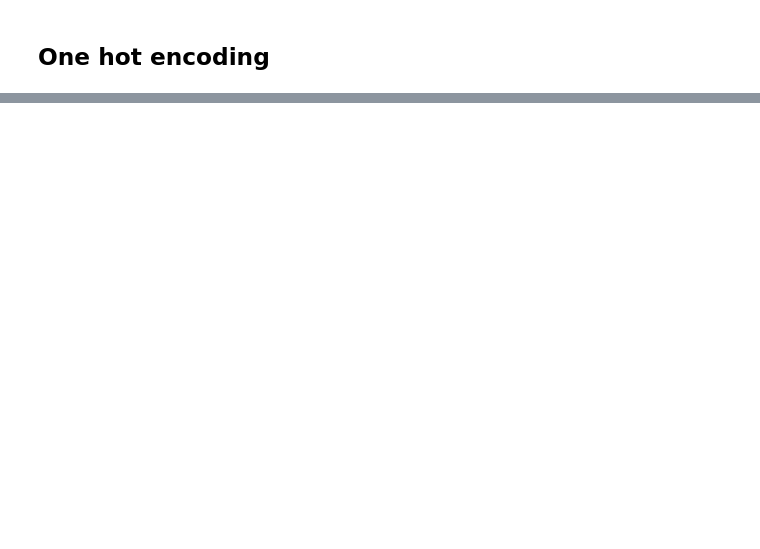
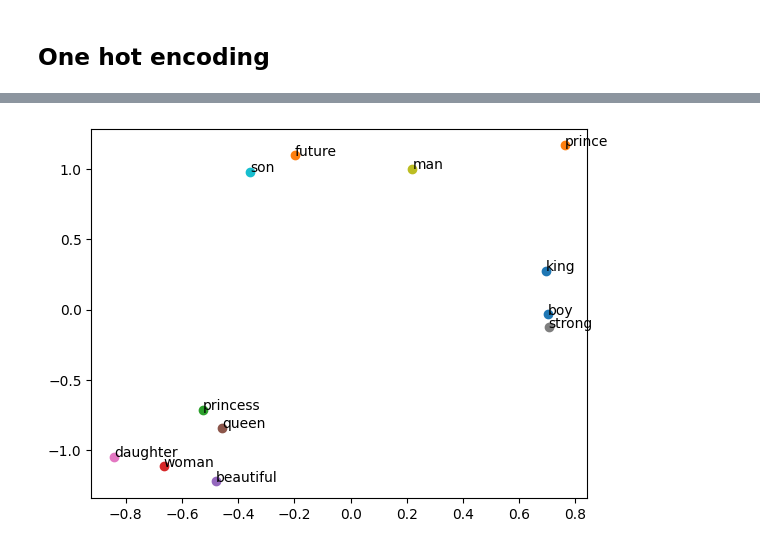
Before and after one commit to polachandu/Training-Word-Embeddings, a Jupyter notebook: training-word-embeddings-ipynb.ipynb, the cells around one changed output, grey strips where cells are left out. Saved outputs shown, nothing was run; the diff lists cells and outputs as text; code cells hidden in the pictures; blank space fills up the shorter version.

Commit message:
Kaggle Notebook | Training Word Embeddings.ipynb | Version 3

```diff
--- a/training-word-embeddings-ipynb.ipynb
+++ b/training-word-embeddings-ipynb.ipynb
@@ -93,0 +118,9 @@ onehot_data = np.zeros((len(all_words),len(all_words)))
+# %%
+X = []
+Y = []
+
+for bi in bigrams:
+    X.append(onehot_dict[bi[0]])
+    Y.append(onehot_dict[bi[1]])
+X = np.array(X)
+Y = np.array(Y)
@@ -93,0 +129,14 @@ onehot_data = np.zeros((len(all_words),len(all_words)))
+# %%
+from keras.models import Sequential
+from keras.layers import Dense, Input
+
+model = Sequential()
+
+vocab_size = len(onehot_data[0])
+embed_size = 2
+
+model.add(Input(shape = (vocab_size,)))
+model.add(Dense(embed_size, activation='linear'))
+model.add(Dense(vocab_size, activation='softmax'))
+
+model.compile(loss='categorical_crossentropy', optimizer='adam')
@@ -93,0 +149,2 @@ onehot_data = np.zeros((len(all_words),len(all_words)))
+# %%
+model.fit(X,Y,epochs=1000)
@@ -93,0 +170,10 @@ onehot_data = np.zeros((len(all_words),len(all_words)))
+# %%
+weights = model.get_weights()[0]
+
+word_embedding = {}
+for word in all_words:
+    word_embedding[word] = weights[word_dict[word]]
+# print(word_embedding)
+
+for word in all_words:
+    print(word, ":",word_embedding[word])
@@ -93,0 +193,9 @@ onehot_data = np.zeros((len(all_words),len(all_words)))
+# %%
+import matplotlib.pyplot as plt
+
+for word in all_words:
+    coordinates = word_embedding[word]
+    plt.scatter(coordinates[0],coordinates[1])
+    plt.annotate(word, (coordinates[0],coordinates[1]))
+# %% [output]
+[figure, added]
```
Also changed, not shown: parts of 8 cells of this notebook.
